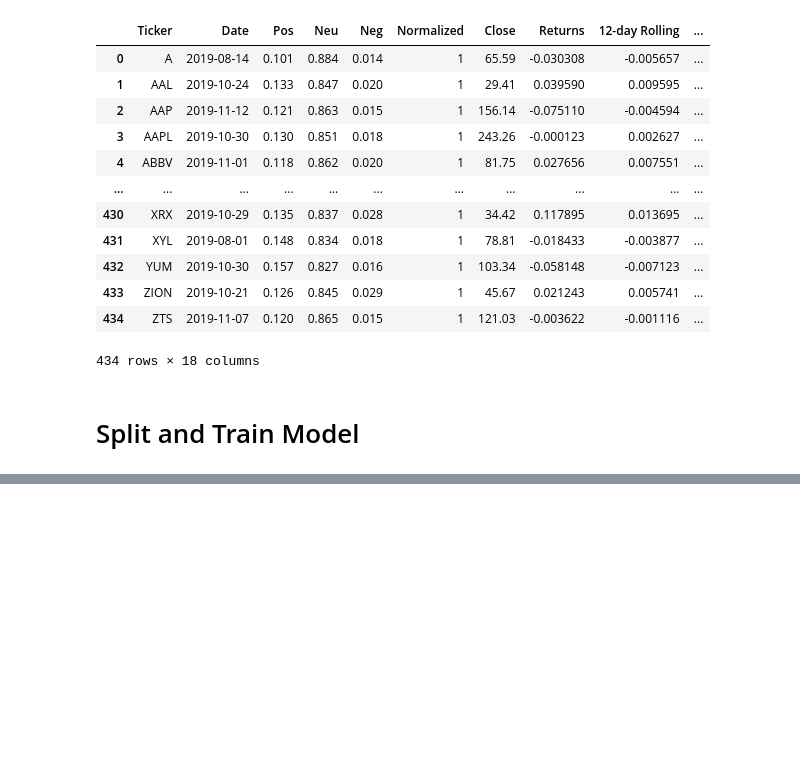
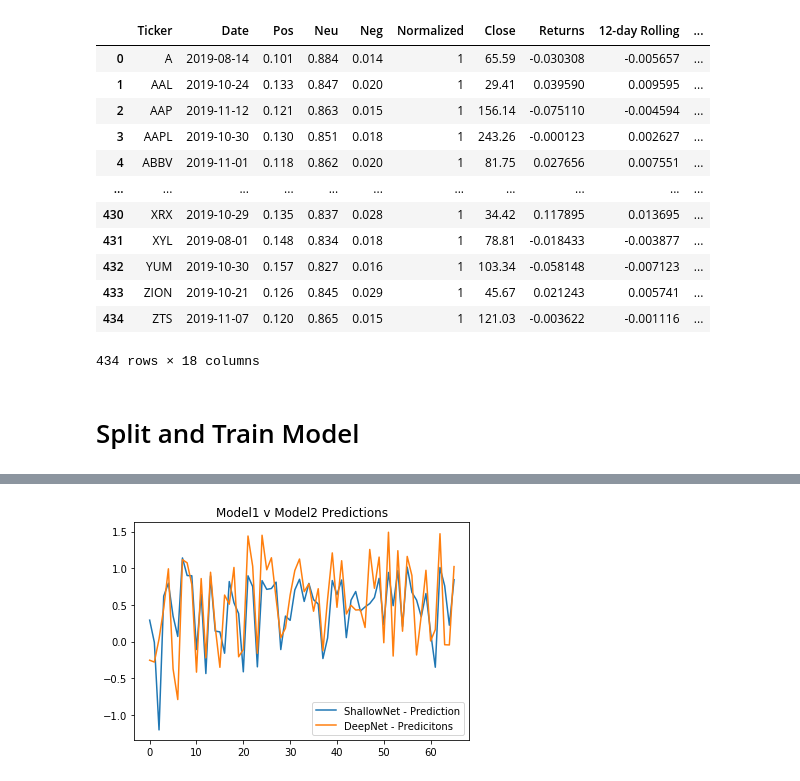
Before and after one commit to jcsoliman/Analysis-of-Stock-Price-Movements-Post-Earnings-Calls, a Jupyter notebook: TensorFlowML_Post3Days.ipynb, the cells around one changed output, grey strips where cells are left out. Saved outputs shown, nothing was run; the diff lists cells and outputs as text; code cells hidden in the pictures; blank space fills up the shorter version.

```diff
--- a/TensorFlowML_Post3Days.ipynb
+++ b/TensorFlowML_Post3Days.ipynb
@@ -129,0 +147,10 @@ plt.show()
+# %%
+predicted_value_1 = nn.predict(X_test_scaled)
+predicted_value_2 = nn1.predict(X_test_scaled)
+plt.plot(predicted_value_1)
+plt.plot(predicted_value_2)
+plt.title("Model1 v Model2 Predictions")
+plt.legend(["ShallowNet - Prediction", "DeepNet - Predicitons"])
+plt.show()
+# %% [output]
+[figure, added]
```
Also changed, not shown: parts of 10 cells of this notebook, 9 other files.
